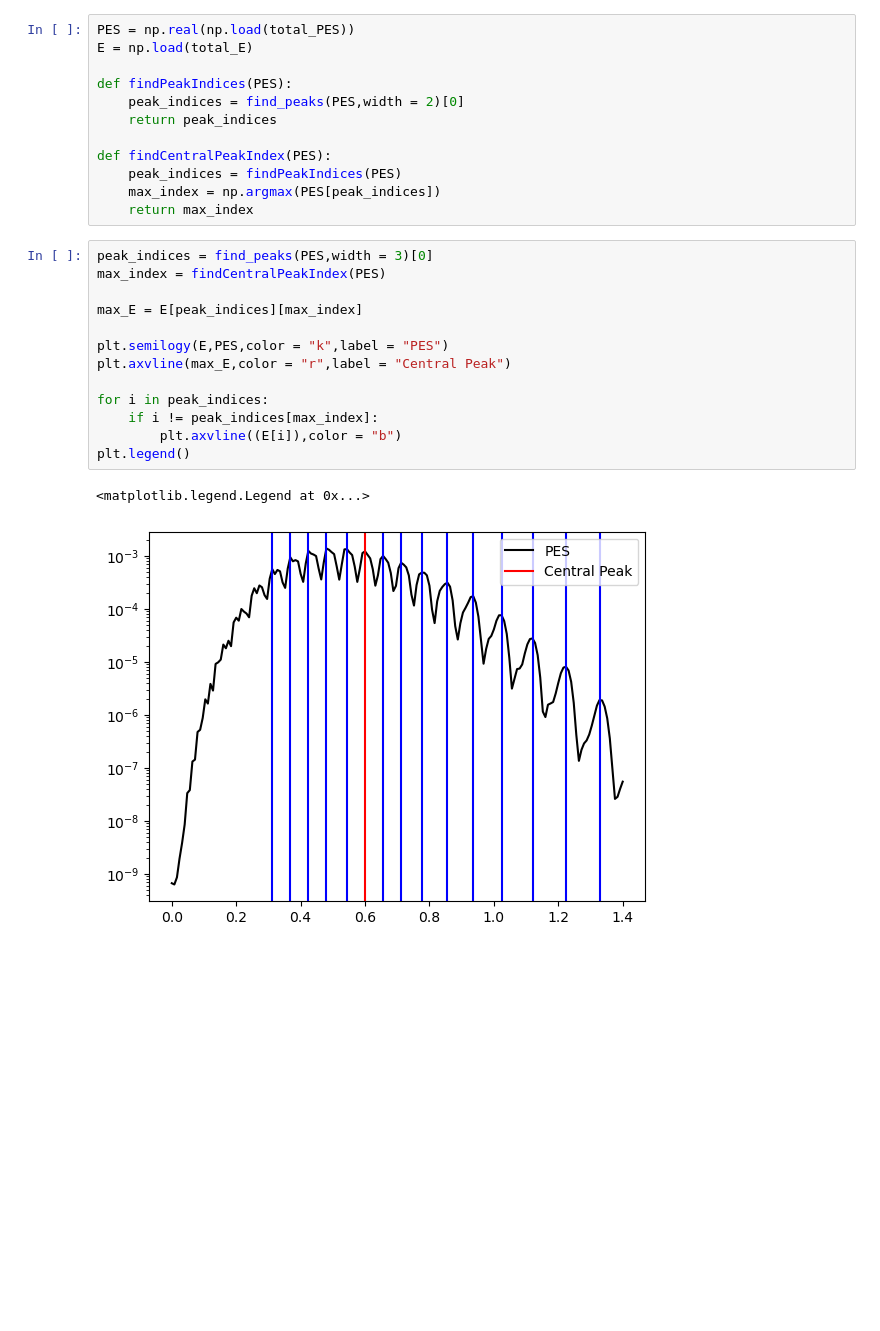
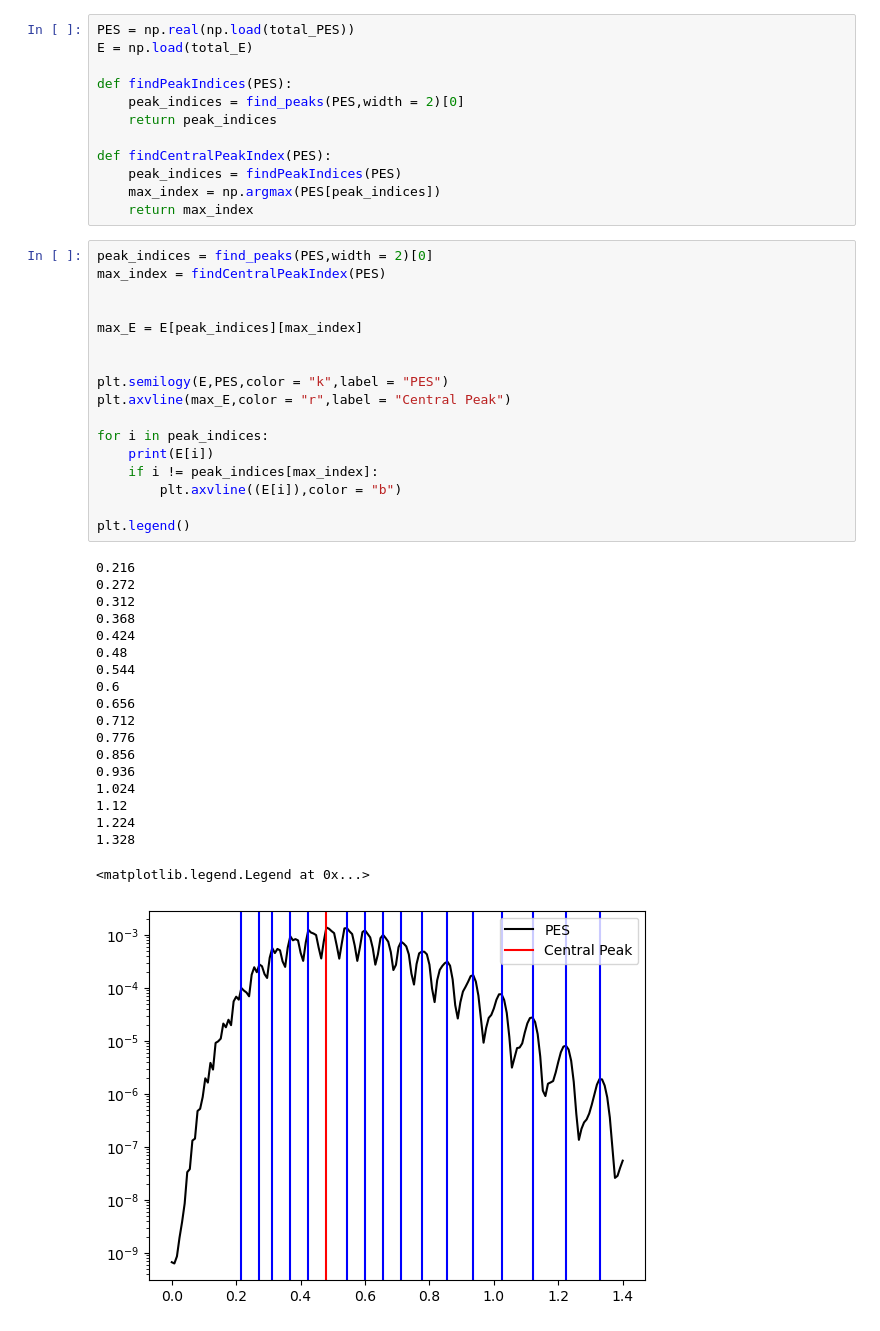
Before and after one commit to RexPlanalp/TDSE, a Jupyter notebook: Plotting/Peak_Plot.ipynb, the cells around one changed output. Cells and saved outputs as stored; diff of their text form; blank space fills up the shorter version.

Commit message:
Changed plotting logic

```diff
--- a/Plotting/Peak_Plot.ipynb
+++ b/Plotting/Peak_Plot.ipynb
@@ -20,18 +20,39 @@ def findCentralPeakIndex(PES):
     max_index = np.argmax(PES[peak_indices])
     return max_index
 # %%
-peak_indices = find_peaks(PES,width = 3)[0]
+peak_indices = find_peaks(PES,width = 2)[0]
 max_index = findCentralPeakIndex(PES)
 
+
 max_E = E[peak_indices][max_index]
+
 
 plt.semilogy(E,PES,color = "k",label = "PES")
 plt.axvline(max_E,color = "r",label = "Central Peak")
 
 for i in peak_indices:
+    print(E[i])
     if i != peak_indices[max_index]:
         plt.axvline((E[i]),color = "b")
+
 plt.legend()
 # %% [output]
-<matplotlib.legend.Legend at 0x...>
+0.216
+0.272
+0.312
+0.368
+0.424
+0.48
+0.544
+0.6
+0.656
+0.712
+0.776
+0.856
+0.936
+1.024
+1.12
+1.224
+1.328
+<matplotlib.legend.Legend at 0x...>
-[figure, old version]
+[figure, new version]
```
